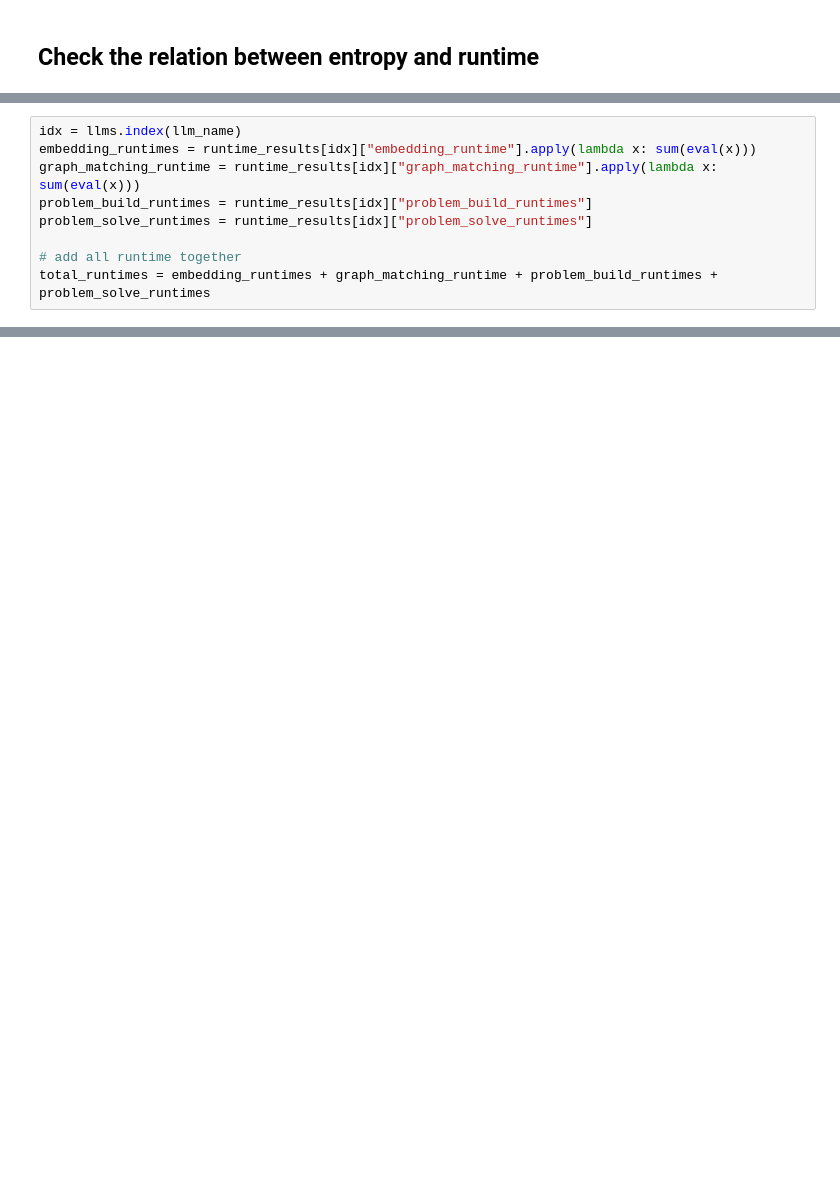
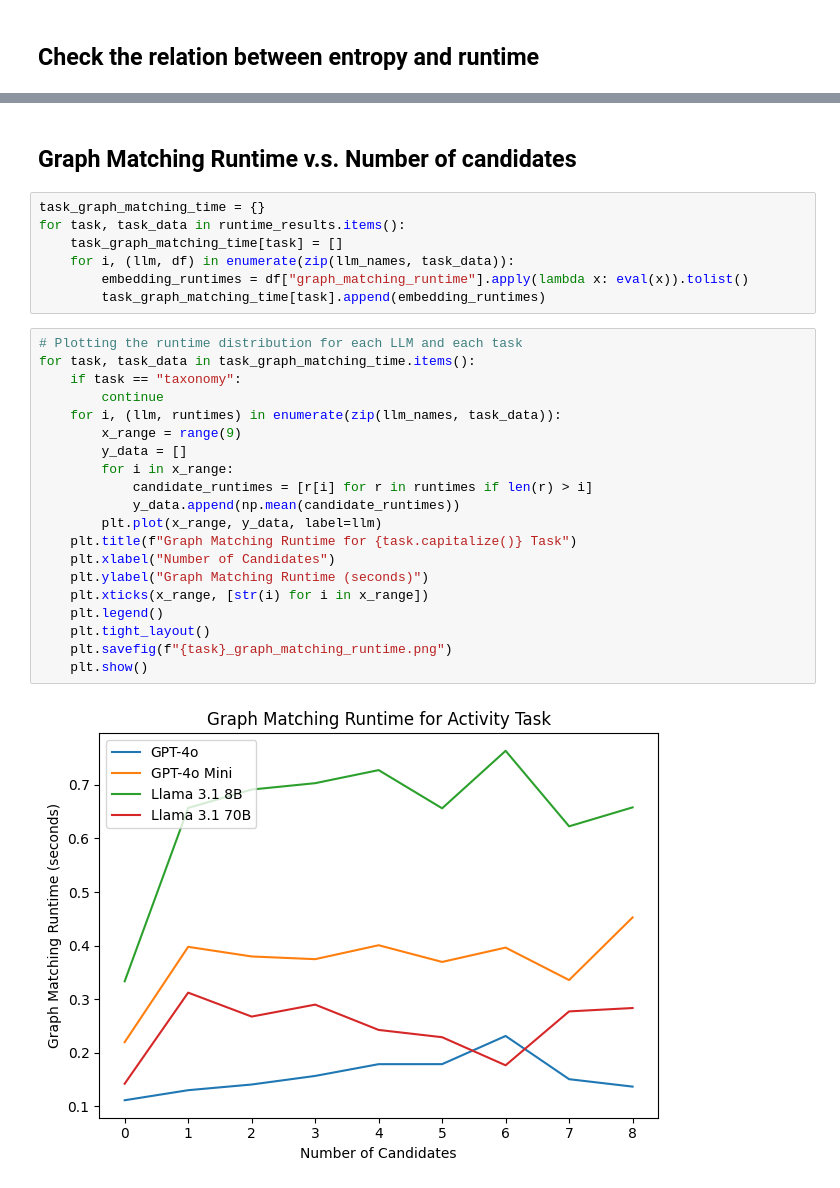
Before and after one commit to 20001LastOrder/LLM-Abscon-extension, a Jupyter notebook: measurements/runtime/analysis.ipynb, the cells around one changed output, grey strips where cells are left out. Saved outputs shown, nothing was run; the diff lists cells and outputs as text; blank space fills up the shorter version.

```diff
--- a/measurements/runtime/analysis.ipynb
+++ b/measurements/runtime/analysis.ipynb
@@ -112,9 +118,0 @@ for partial_model in partial_models:
-# %%
-idx = llms.index(llm_name)
-embedding_runtimes = runtime_results[idx]["embedding_runtime"].apply(lambda x: sum(eval(x)))
-graph_matching_runtime = runtime_results[idx]["graph_matching_runtime"].apply(lambda x: sum(eval(x)))
-problem_build_runtimes = runtime_results[idx]["problem_build_runtimes"]
-problem_solve_runtimes = runtime_results[idx]["problem_solve_runtimes"]
-
-# add all runtime together
-total_runtimes = embedding_runtimes + graph_matching_runtime + problem_build_runtimes + problem_solve_runtimes
@@ -172,0 +178,31 @@ Spearman correlation: 0.5366 (p-value: 0.0000)
+# %% [markdown]
+## Graph Matching Runtime v.s. Number of candidates
+# %%
+task_graph_matching_time = {}
+for task, task_data in runtime_results.items():
+    task_graph_matching_time[task] = []
+    for i, (llm, df) in enumerate(zip(llm_names, task_data)):
+        embedding_runtimes = df["graph_matching_runtime"].apply(lambda x: eval(x)).tolist()
+        task_graph_matching_time[task].append(embedding_runtimes)
+# %%
+# Plotting the runtime distribution for each LLM and each task
+for task, task_data in task_graph_matching_time.items():
+    if task == "taxonomy":
+        continue
+    for i, (llm, runtimes) in enumerate(zip(llm_names, task_data)):
+        x_range = range(9)
+        y_data = []
+        for i in x_range:
+            candidate_runtimes = [r[i] for r in runtimes if len(r) > i]
+            y_data.append(np.mean(candidate_runtimes))
+        plt.plot(x_range, y_data, label=llm)
+    plt.title(f"Graph Matching Runtime for {task.capitalize()} Task")
+    plt.xlabel("Number of Candidates")
+    plt.ylabel("Graph Matching Runtime (seconds)")
+    plt.xticks(x_range, [str(i) for i in x_range])
+    plt.legend()
+    plt.tight_layout()
+    plt.savefig(f"{task}_graph_matching_runtime.png")
+    plt.show()
+# %% [output]
+[figure, added]
```
Also changed, not shown: parts of 25 cells of this notebook, 32 other files.
